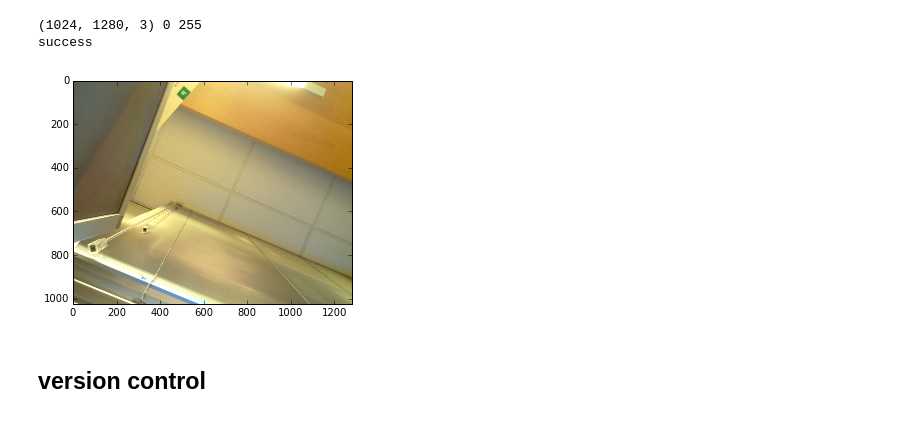
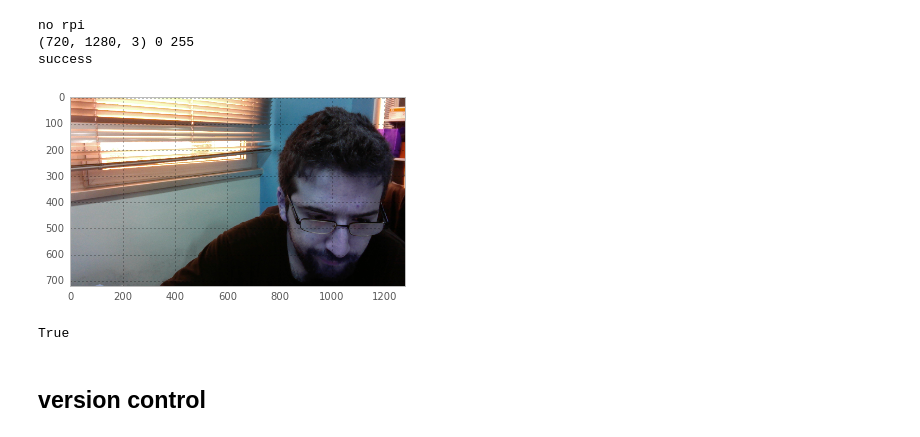
Before and after one commit to laurentperrinet/LeCheapEyeTracker, a Jupyter notebook: dev/2016-01-07_LeCheapEyeTracker_GrabbingOneFrame.ipynb, the cells around one changed output. Cells and saved outputs as stored; diff of their text form; code cells hidden in the pictures.

```diff
--- a/dev/2016-01-07_LeCheapEyeTracker_GrabbingOneFrame.ipynb
+++ b/dev/2016-01-07_LeCheapEyeTracker_GrabbingOneFrame.ipynb
@@ -19,36 +18,41 @@ try:
             camera.capture(stream, format='rgb')
             # At this point the image is available as stream.array
             frame = stream.array
         camera.stop_preview()
 
 except:
 #On other Unix System
 
     print('no rpi')
     rpi = False
 
     try:
         import cv2
         cap = cv2.VideoCapture(0)
-        if cap.isOpened(): toto
+        if not cap.isOpened(): toto
 
         do_cv = True
 
     except:
         do_cv = False
 
     if do_cv:
         ret, frame = cap.read()
         cap.release()
 
 plt.imshow(frame)
 if type(frame) is np.ndarray :
     print(frame.shape, frame.min(), frame.max())
     print ('success')
 # %% [output]
-(1024, 1280, 3) 0 255
+no rpi
+(720, 1280, 3) 0 255
 success
-[figure, old version]
+[figure, new version]
+# %%
+do_cv
+# %% [output]
+True
 # %% [markdown]
 ## version control
 # %%
```
Also changed, not shown: parts of 2 cells of this notebook, 1 other file.
